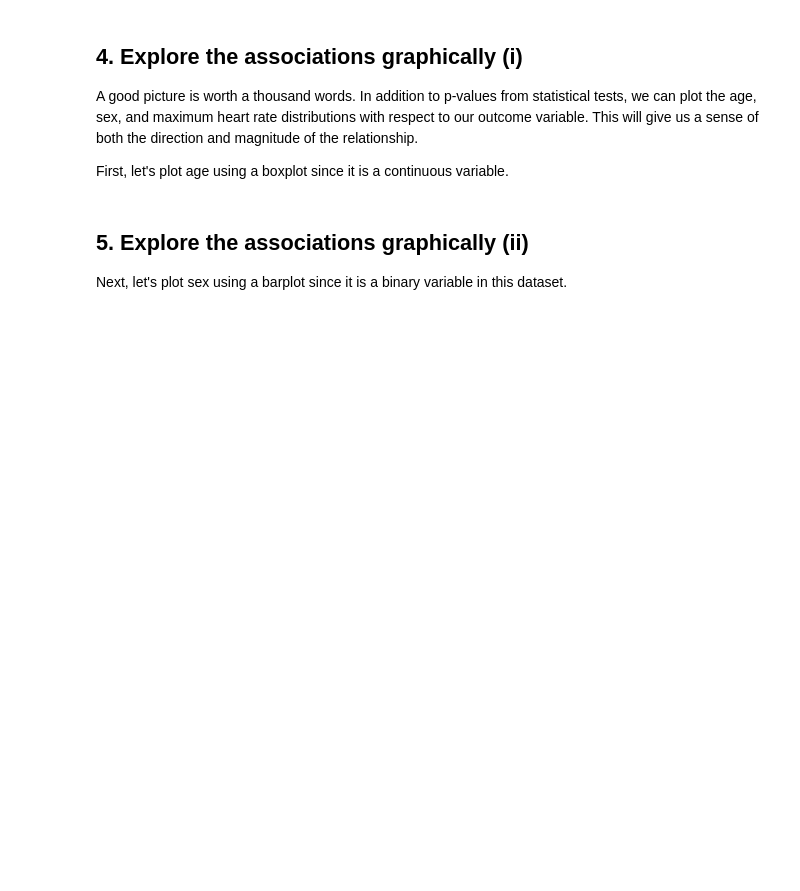
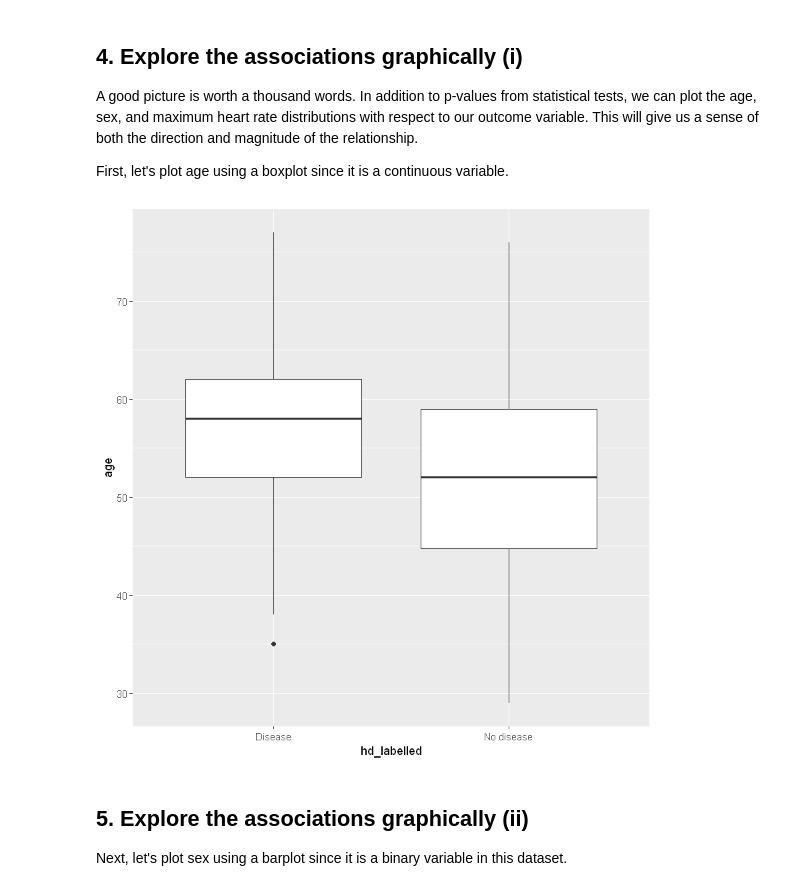
Before and after one commit to Nick-Kolowich/R-practice, a Jupyter notebook: What Your Heart Rate Is Telling You/notebook.ipynb, the cells around one changed output. Drawn from its saved outputs; the diff is of its cells as text; code cells hidden in the pictures; blank space fills up the shorter version.

Commit message:
graphs

```diff
--- a/What Your Heart Rate Is Telling You/notebook.ipynb
+++ b/What Your Heart Rate Is Telling You/notebook.ipynb
@@ -57,10 +73,12 @@ ERROR: Error in chisq.test(hd_data$sex, hd): object 'hd' not found
 <p>First, let's plot age using a boxplot since it is a continuous variable.</p>
 # %%
 # Recode hd to be labelled
-hd_data%>%....(hd_labelled = ....(hd == ...., ...., ....)) -> hd_data
+hd_data%>% mutate(hd_labelled = ifelse(hd == 0, "No disease", "Disease")) -> hd_data
 
 # age vs hd
-ggplot(data = hd_data, aes(x = ....,y = ....)) + geom_boxplot()
+ggplot(data = hd_data, aes(x = hd_labelled,y = age)) + geom_boxplot()
+# %% [output]
+[figure, added]
 # %% [markdown]
 ## 5. Explore the associations graphically (ii)
 <p>Next, let's plot sex using a barplot since it is a binary variable in this dataset.</p>
```
Also changed, not shown: parts of 2 cells of this notebook.
